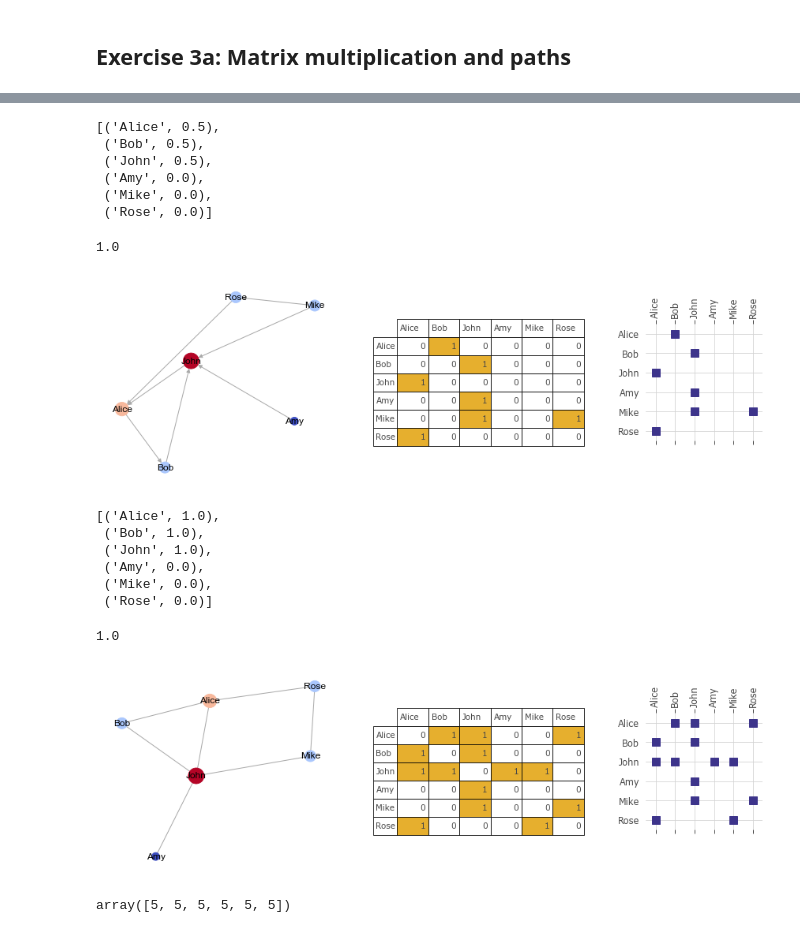
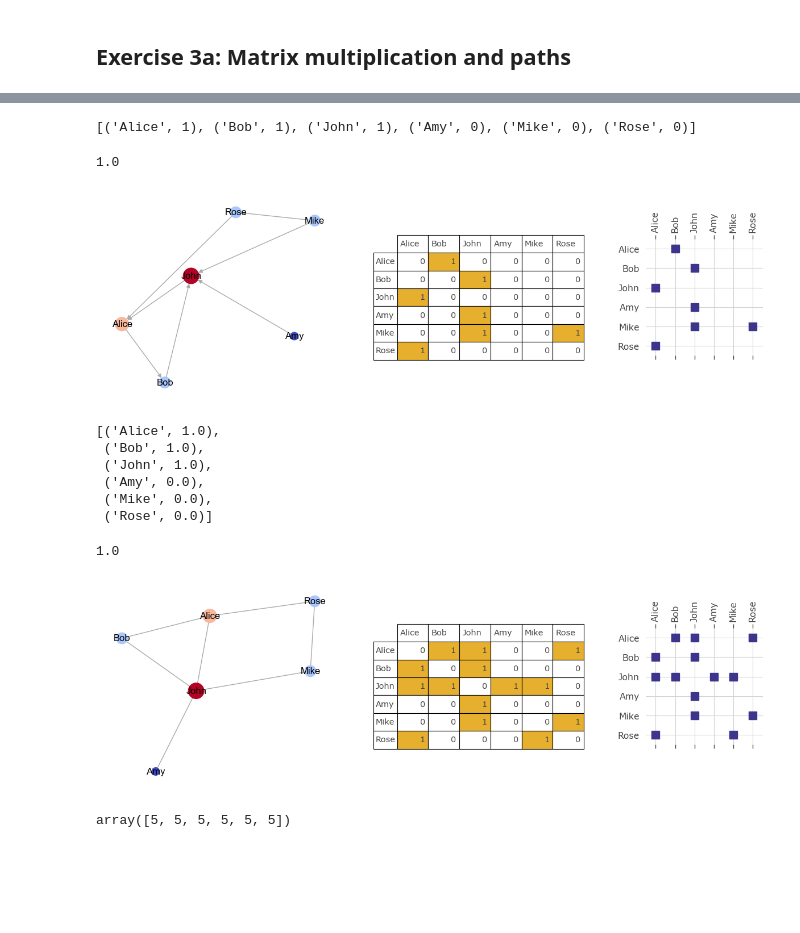
Before and after one commit to jgarciab/3hours_network_science, a Jupyter notebook: Code/2_matrix_multiplication.ipynb, the cells around one changed output, grey strips where cells are left out. Saved outputs shown, nothing was run; the diff lists cells and outputs as text; code cells hidden in the pictures; blank space fills up the shorter version.

```diff
--- a/Code/2_matrix_multiplication.ipynb
+++ b/Code/2_matrix_multiplication.ipynb
@@ -267,28 +213,30 @@ Three steps away. Triangles!
 # %%
 # Count number of triangles in the directed network
-plot_network_adj(G_undir)
-A = nx.to_scipy_sparse_array(G_undir)
+plot_network_adj(G_dir)
+A = nx.to_scipy_sparse_array(G_dir)
 path_3 = A**3
 
-# For directed networks
-display(list(zip(G_dir.nodes(), path_3.diagonal()/2 )))
+# For undirected newtorks there are two directions, for directed networks one
+display(list(zip(G_dir.nodes(), path_3.diagonal() )))
 
 # Number of triangles = trace / 3 (each  triangle count in 3 nodes)
-print(path_3.trace()/3/2)
+print(path_3.trace()/3)
 # %% [output]
-[('Alice', 0.5),
- ('Bob', 0.5),
- ('John', 0.5),
- ('Amy', 0.0),
- ('Mike', 0.0),
- ('Rose', 0.0)]
+[('Alice', 1), ('Bob', 1), ('John', 1), ('Amy', 0), ('Mike', 0), ('Rose', 0)]
 1.0
-[figure, old version]
+[figure, new version]
 # %%
 # Count number of triangles in the undirected network
 plot_network_adj(G_undir)
-# careful, each triangle is counted in two directions
-...
+A = nx.to_scipy_sparse_array(G_undir)
+path_3 = A**3
+
+
+# For undirected newtorks there are two directions
+display(list(zip(G_undir.nodes(), path_3.diagonal() / 2)))
+
+# Number of triangles = trace / 6 (each  triangle count in 3 nodes, each triangle counted in two directions)
+print(path_3.trace()/3/2)
 # %% [output]
 [('Alice', 1.0),
  ('Bob', 1.0),
@@ -297,6 +245,6 @@ plot_network_adj(G_undir)
  ('Mike', 0.0),
  ('Rose', 0.0)]
 1.0
-[figure, old version]
+[figure, new version]
 # %%
 #Number of unique people reached in 3 steps (example)
```
Also changed, not shown: parts of 44 cells of this notebook, 4 other files.
